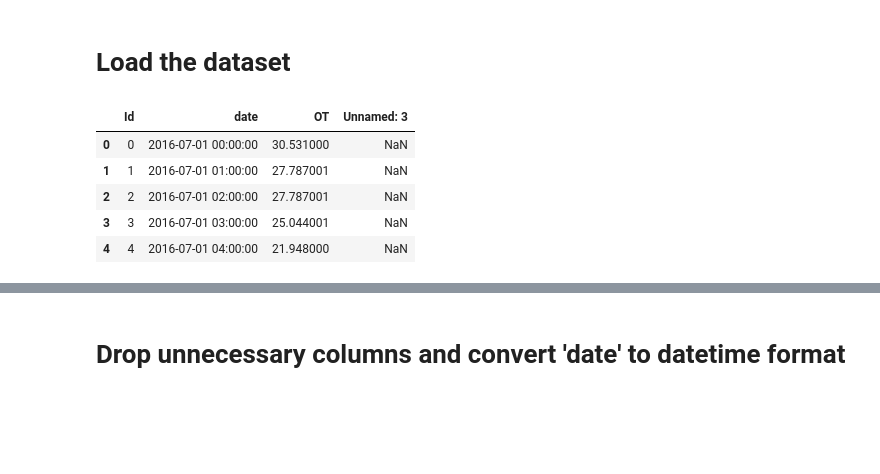
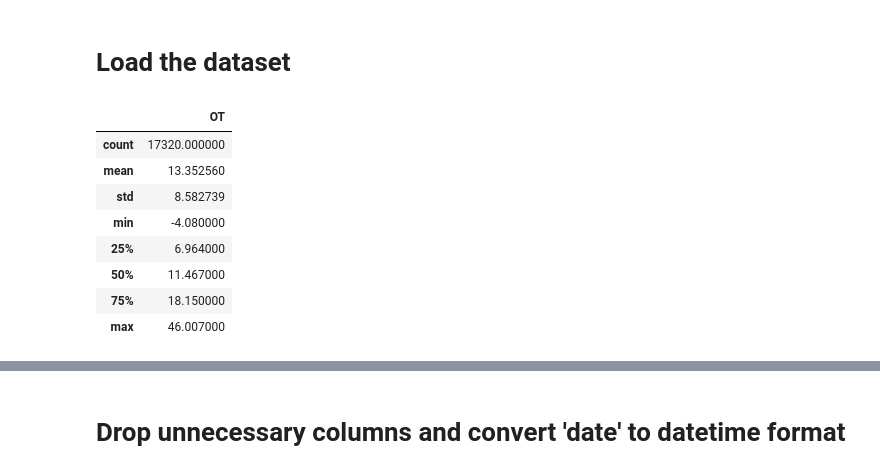
Before and after one commit to azizthiampro/timeSeriesForecasting, a Jupyter notebook: timeSerie.ipynb, the cells around one changed output, grey strips where cells are left out. Cells and saved outputs as stored; diff of their text form; code cells hidden in the pictures; blank space fills up the shorter version.

```diff
--- a/timeSerie.ipynb
+++ b/timeSerie.ipynb
@@ -21,12 +21,25 @@ from sklearn.preprocessing import MinMaxScaler
 # %%
 # Load the dataset
 file_path = 'ETTh1_without_missing.csv'
-df = pd.read_csv(file_path)
-df.head()
+data = pd.read_csv(file_path)
+
+
+# Parse the 'date' column as datetime
+data['date'] = pd.to_datetime(data['date'])
+
+# Set the 'date' column as the index
+data.set_index('date', inplace=True)
+
+# Drop unnecessary columns
+data.drop(['Id', 'Unnamed: 3'], axis=1, inplace=True)
+data.describe()
 # %% [output]
-|  | Id | date | OT | Unnamed: 3 |
-| 0 | 0 | 2016-07-01 00:00:00 | 30.531000 | NaN |
-| 1 | 1 | 2016-07-01 01:00:00 | 27.787001 | NaN |
-| 2 | 2 | 2016-07-01 02:00:00 | 27.787001 | NaN |
-| 3 | 3 | 2016-07-01 03:00:00 | 25.044001 | NaN |
-| 4 | 4 | 2016-07-01 04:00:00 | 21.948000 | NaN |
+|  | OT |
+| count | 17320.000000 |
+| mean | 13.352560 |
+| std | 8.582739 |
+| min | -4.080000 |
+| 25% | 6.964000 |
+| 50% | 11.467000 |
+| 75% | 18.150000 |
+| max | 46.007000 |
```
Also changed, not shown: parts of 16 cells of this notebook.
